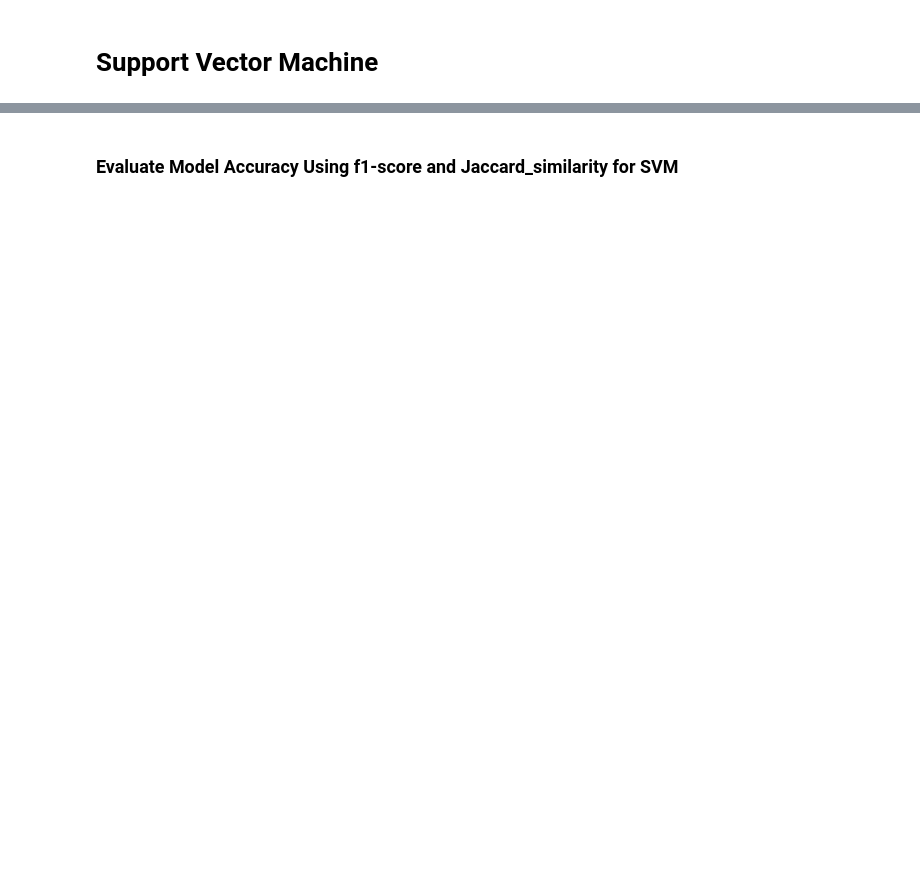
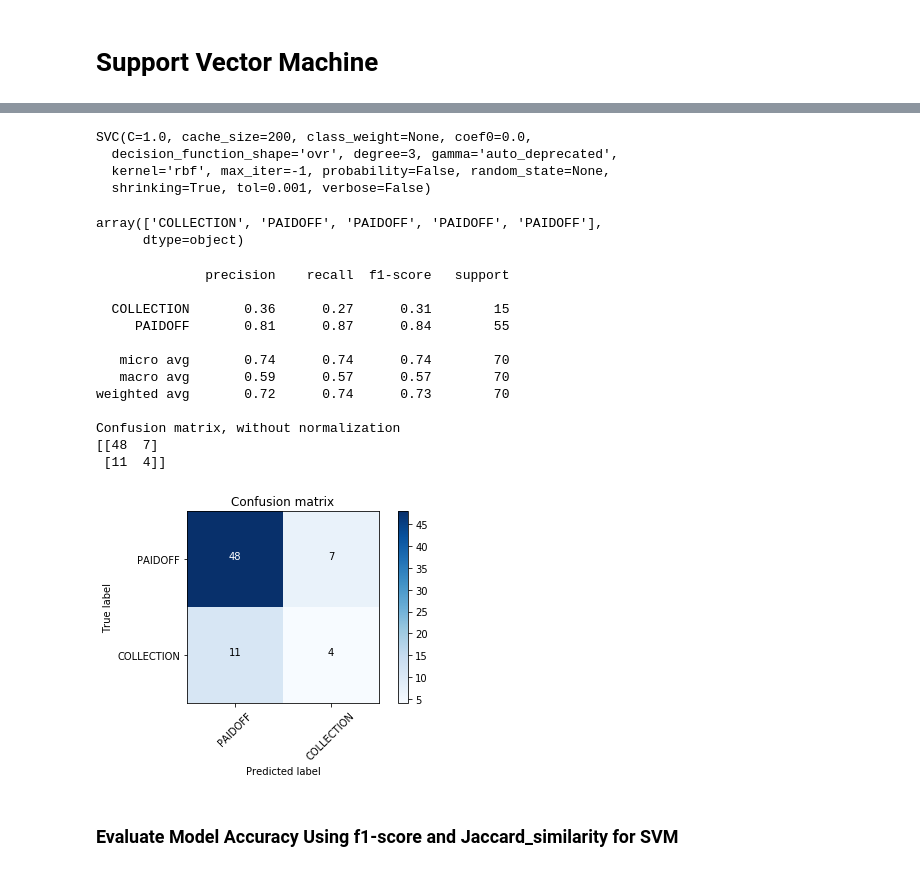
Before and after one commit to Joycechidi/IBM_AI_Engineer_Certificate, a Jupyter notebook: ML_Loan_Application_Capstone.ipynb, the cells around one changed output, grey strips where cells are left out. Cells and saved outputs as stored; diff of their text form; code cells hidden in the pictures; blank space fills up the shorter version.

```diff
--- a/ML_Loan_Application_Capstone.ipynb
+++ b/ML_Loan_Application_Capstone.ipynb
@@ -533,7 +511,15 @@ df.dtypes
 # %%
 #y_train=y_train.astype(float)
 clf_svm = svm.SVC(kernel='rbf')
-clf_svm.fit(X_train, y_train)
+clf_svm.fit(X_trainsvm, y_trainsvm)
+# %% [output]
+SVC(C=1.0, cache_size=200, class_weight=None, coef0=0.0,
+  decision_function_shape='ovr', degree=3, gamma='auto_deprecated',
+  kernel='rbf', max_iter=-1, probability=False, random_state=None,
+  shrinking=True, tol=0.001, verbose=False)
 # %%
-y_predsvm = clf_svm.predict(X_train)
+y_predsvm = clf_svm.predict(X_testsvm)
 y_predsvm[0:5]
+# %% [output]
+array(['COLLECTION', 'PAIDOFF', 'PAIDOFF', 'PAIDOFF', 'PAIDOFF'],
+      dtype=object)
@@ -575,17 +558,41 @@ def plot_confusion_matrix(cm, classes,
     plt.ylabel('True label')
     plt.xlabel('Predicted label')
 # %%
-# Compute confusion matrix
-cnf_matrix = confusion_matrix(y_trainsvm, y_predsvm, labels=[0,1])
+# # Compute confusion matrix
+# cnf_matrix = confusion_matrix(y_testsvm, y_predsvm, labels=[0, 1])
+# np.set_printoptions(precision=2)
+
+# print(classification_report(y_testsvm, y_predsvm))
+
+# # Plot non-normalized confusion matrix
+# plt.figure()
+# plot_confusion_matrix(cnf_matrix, classes=['PaidOff(0)', 'Collection(1)'],
+#                       normalize= False,
+#                       title='Confusion matrix')
+
+cnf_matrix = confusion_matrix(y_testsvm, y_predsvm, labels=['PAIDOFF','COLLECTION'])
 np.set_printoptions(precision=2)
 
-print(classification_report(y_trainsvm, y_predsvm))
+print (classification_report(y_testsvm, y_predsvm))
 
-# Plot non-normalized confusion matrix
 plt.figure()
-plot_confusion_matrix(cnf_matrix, classes=['PaidOff(0)', 'Collection(1)'],
+plot_confusion_matrix(cnf_matrix, classes=['PAIDOFF','COLLECTION'],
                       normalize= False,
                       title='Confusion matrix')
+# %% [output]
+              precision    recall  f1-score   support
+
+  COLLECTION       0.36      0.27      0.31        15
+     PAIDOFF       0.81      0.87      0.84        55
+
+   micro avg       0.74      0.74      0.74        70
+   macro avg       0.59      0.57      0.57        70
+weighted avg       0.72      0.74      0.73        70
+
+Confusion matrix, without normalization
+[[48  7]
+ [11  4]]
+[figure, added]
 # %% [markdown]
 ### Evaluate Model Accuracy Using f1-score and Jaccard_similarity for SVM
 # %%
```
Also changed, not shown: parts of 58 cells of this notebook.
